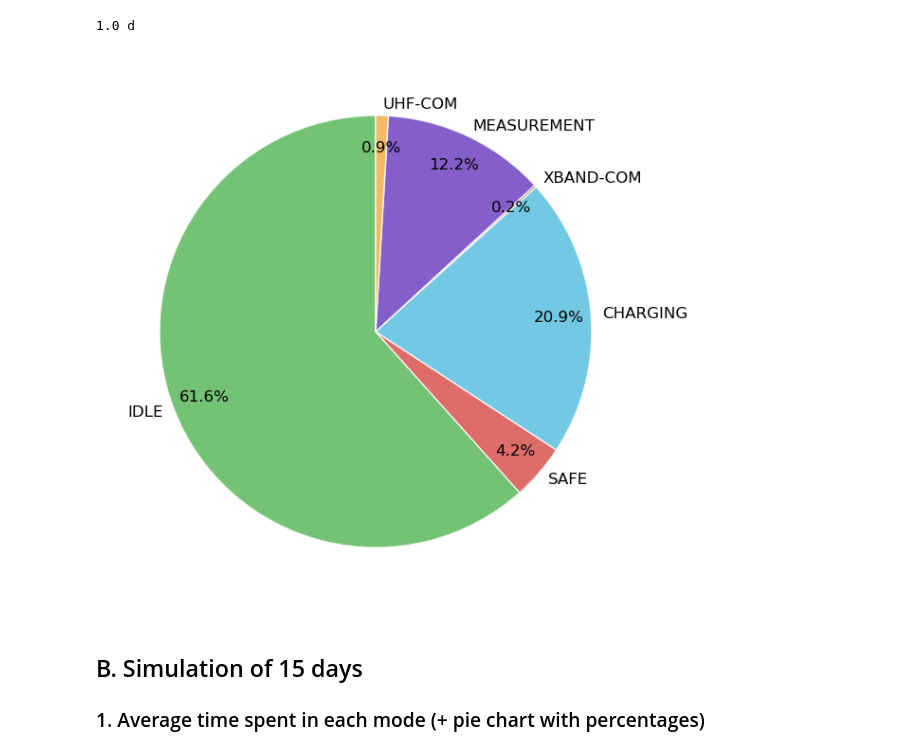
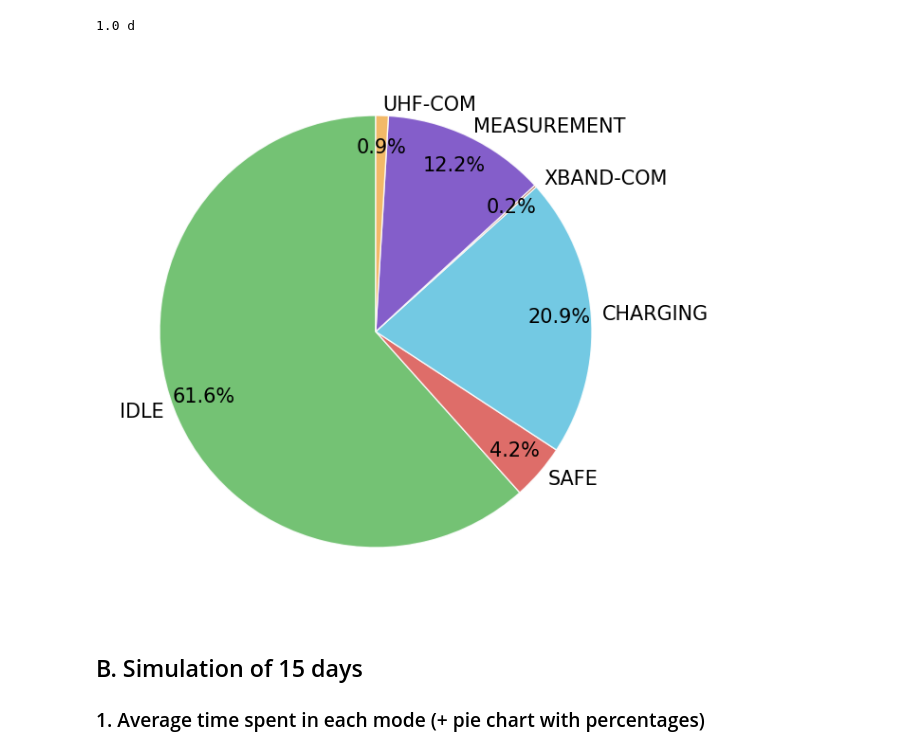
Before and after one commit to CHESS-mission/digital_twin_CubeSat, a Jupyter notebook: src/notebooks/plots_report.ipynb, the cells around one changed output. Saved outputs shown, nothing was run; the diff lists cells and outputs as text; code cells hidden in the pictures.

```diff
--- a/src/notebooks/plots_report.ipynb
+++ b/src/notebooks/plots_report.ipynb
@@ -409,35 +412,35 @@ reordered_colors = [colors[i] for i in reordered_indices]
 
 # Plot: Pie chart
 fig, ax = plt.subplots(figsize=(7, 6))  # Larger figure for better spacing
 wedges, texts, autotexts = ax.pie(
     reordered_percentages,
     labels=reordered_labels,
     autopct="%.1f%%",
     startangle=90,
     colors=reordered_colors[: len(reordered_labels)],
     wedgeprops={
         "edgecolor": "white",
         "linewidth": 1,
         "linestyle": "solid",
         "alpha": 0.85,
     },  # Wedge style
-    textprops={"fontsize": 12, "color": "black"},  # Text styling
+    textprops={"fontsize": 15, "color": "black"},  # Text styling
     pctdistance=0.85,  # Position percentage labels closer
     labeldistance=1.05,  # Push labels outside the circle for clarity
     shadow=False,  # Add shadow effect for better depth
 )
 
 # Add a title with custom font properties
 # plt.title("Percentages in Each Operating Mode", fontsize=15, y=0.92)
 
 # Tight layout to prevent overlap and save
 plt.tight_layout()
 
 # Save or display plot
 plt.savefig(folder + "mode_percentages.png", dpi=300, bbox_inches="tight")
 plt.show()
 # %% [output]
-[figure, old version]
+[figure, new version]
 # %% [markdown]
 ## B. Simulation of 15 days
 
```
Also changed, not shown: parts of 6 cells of this notebook, 20 other files.
